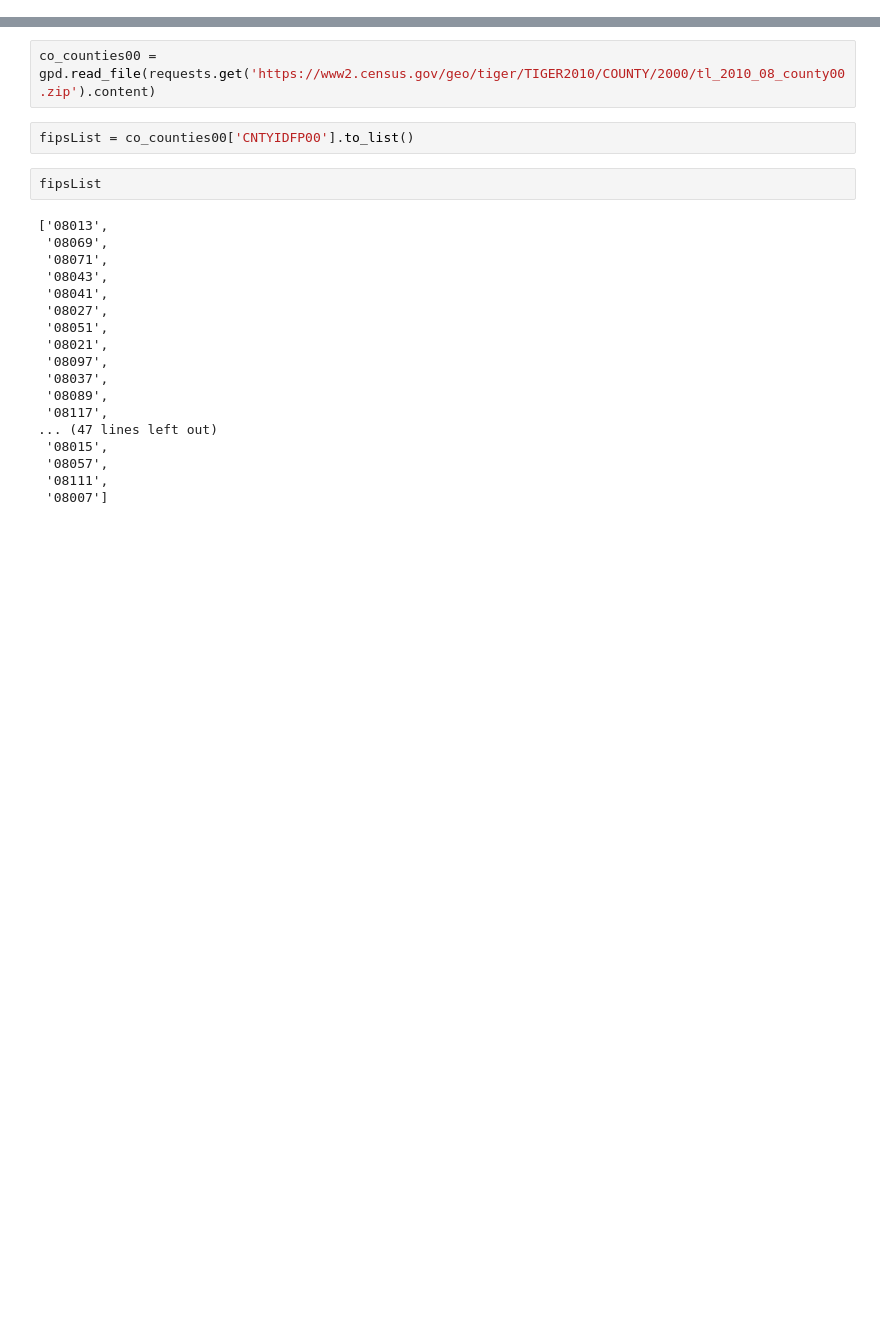
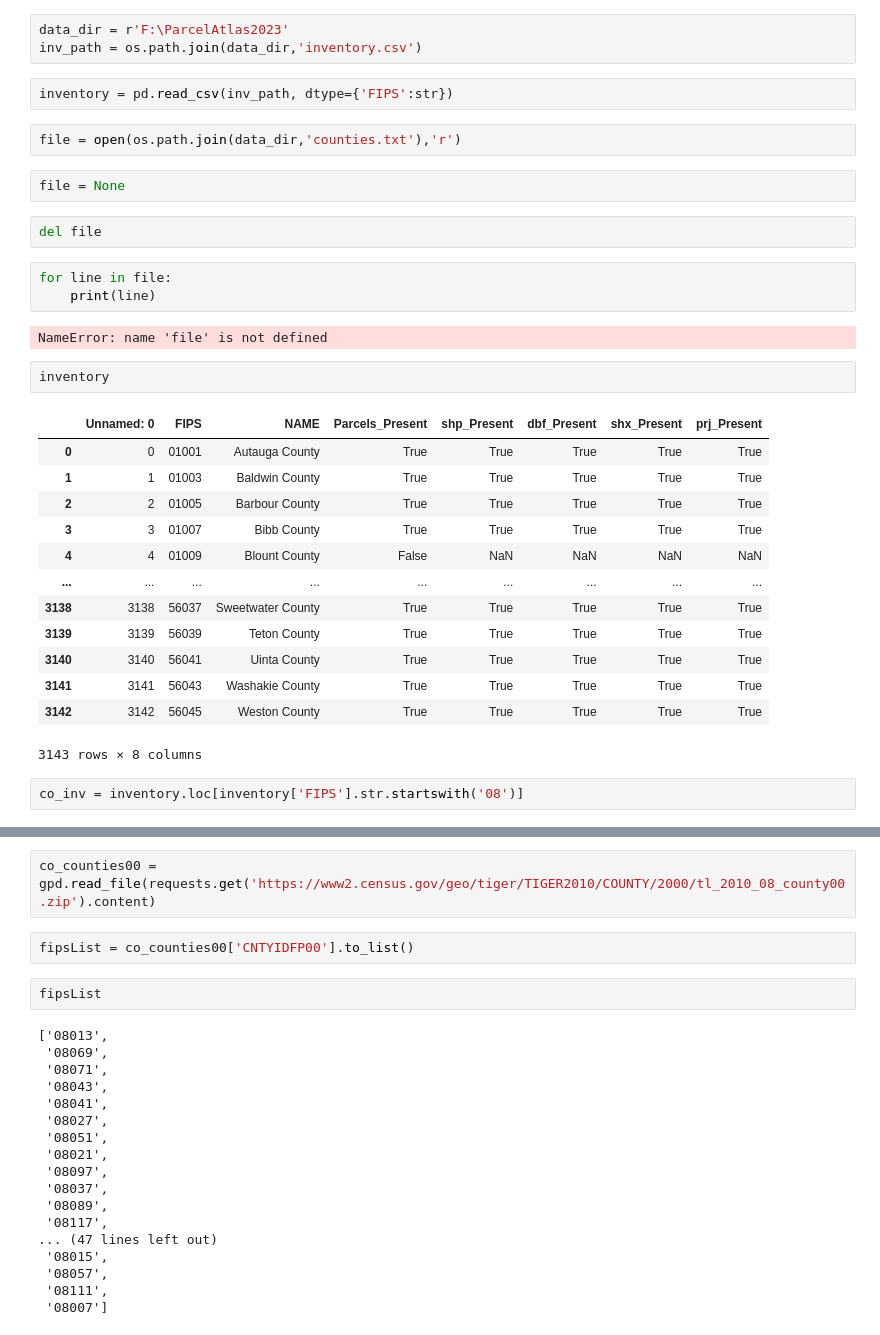
Before and after one commit to whitephil/parcel-mhp, a Jupyter notebook: blocksRetriever.ipynb, the cells around one changed output, grey strips where cells are left out. Saved outputs shown, nothing was run; the diff lists cells and outputs as text; blank space fills up the shorter version.

```diff
--- a/blocksRetriever.ipynb
+++ b/blocksRetriever.ipynb
@@ -5,0 +9,34 @@ from glob import glob
+# %%
+data_dir = r'F:\ParcelAtlas2023'
+inv_path = os.path.join(data_dir,'inventory.csv')
+# %%
+inventory = pd.read_csv(inv_path, dtype={'FIPS':str})
+# %%
+file = open(os.path.join(data_dir,'counties.txt'),'r')
+# %%
+file = None
+# %%
+del file
+# %%
+for line in file:
+    print(line)
+# %% [output]
+NameError: name 'file' is not defined
+# %%
+inventory
+# %% [output]
+|  | Unnamed: 0 | FIPS | NAME | Parcels_Present | shp_Present | dbf_Present | shx_Present | prj_Present |
+| 0 | 0 | 01001 | Autauga County | True | True | True | True | True |
+| 1 | 1 | 01003 | Baldwin County | True | True | True | True | True |
+| 2 | 2 | 01005 | Barbour County | True | True | True | True | True |
+| 3 | 3 | 01007 | Bibb County | True | True | True | True | True |
+| 4 | 4 | 01009 | Blount County | False | NaN | NaN | NaN | NaN |
+| ... | ... | ... | ... | ... | ... | ... | ... | ... |
+| 3138 | 3138 | 56037 | Sweetwater County | True | True | True | True | True |
+| 3139 | 3139 | 56039 | Teton County | True | True | True | True | True |
+| 3140 | 3140 | 56041 | Uinta County | True | True | True | True | True |
+| 3141 | 3141 | 56043 | Washakie County | True | True | True | True | True |
+| 3142 | 3142 | 56045 | Weston County | True | True | True | True | True |
+3143 rows × 8 columns
+# %%
+co_inv = inventory.loc[inventory['FIPS'].str.startswith('08')]
```
Also changed, not shown: parts of 16 cells of this notebook, 5 other files.
